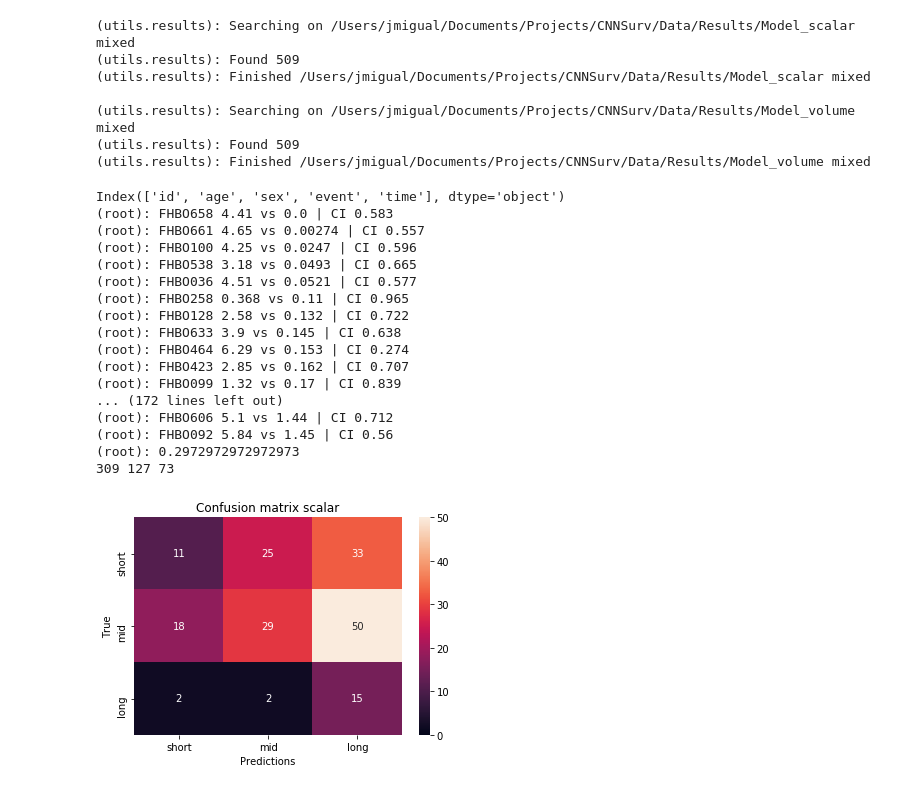
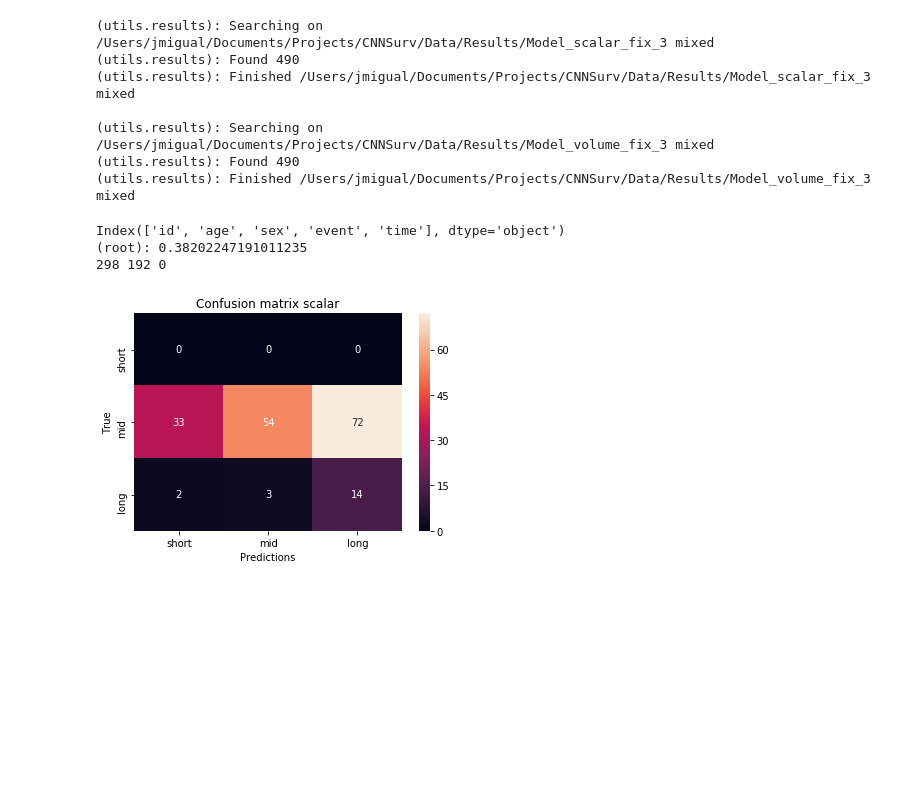
Before and after one commit to bhklab/DeepCINET, a Jupyter notebook: Jupyter/overall_survival.ipynb, the cells around one changed output. Saved outputs shown, nothing was run; the diff lists cells and outputs as text; code cells hidden in the pictures; blank space fills up the shorter version.

```diff
--- a/Jupyter/overall_survival.ipynb
+++ b/Jupyter/overall_survival.ipynb
@@ -25,22 +24,22 @@ Index(['Unnamed: 0', 'id', 'age', 'sex', 'event', 'time'], dtype='object')
 # %%
 
 results = {
-    'scalar': utils.all_results(DATA_RESULTS + "/Model_scalar", "mixed", elem_folds=True)[2],
-    'volume': utils.all_results(DATA_RESULTS + "/Model_volume", "mixed", elem_folds=True)[2],
+    'scalar': utils.all_results(DATA_RESULTS + "/Model_scalar_fix_3", "mixed", elem_folds=True)[2],
+    'volume': utils.all_results(DATA_RESULTS + "/Model_volume_fix_3", "mixed", elem_folds=True)[2],
 }
 # %% [output]
-(utils.results): Searching on /Users/jmigual/Documents/Projects/CNNSurv/Data/Results/Model_scalar mixed
-(utils.results): Found 509
-(utils.results): Finished /Users/jmigual/Documents/Projects/CNNSurv/Data/Results/Model_scalar mixed
+(utils.results): Searching on /Users/jmigual/Documents/Projects/CNNSurv/Data/Results/Model_scalar_fix_3 mixed
+(utils.results): Found 490
+(utils.results): Finished /Users/jmigual/Documents/Projects/CNNSurv/Data/Results/Model_scalar_fix_3 mixed
 
-(utils.results): Searching on /Users/jmigual/Documents/Projects/CNNSurv/Data/Results/Model_volume mixed
-(utils.results): Found 509
-(utils.results): Finished /Users/jmigual/Documents/Projects/CNNSurv/Data/Results/Model_volume mixed
+(utils.results): Searching on /Users/jmigual/Documents/Projects/CNNSurv/Data/Results/Model_volume_fix_3 mixed
+(utils.results): Found 490
+(utils.results): Finished /Users/jmigual/Documents/Projects/CNNSurv/Data/Results/Model_volume_fix_3 mixed
 # %%
 print(clinical_info.columns)
 
 LONG_THRESHOLD = 4
-MID_THRESHOLD = 1
+MID_THRESHOLD = 0
 
 long_survivors = set(clinical_info[clinical_info['time'] > LONG_THRESHOLD]['id'])
 short_survivors = set(clinical_info[clinical_info['time'] < MID_THRESHOLD]['id'])
@@ -138,11 +137,11 @@ def get_risk_predictions(preds):
     y_true = []
     y_pred = []
     for key, pred_df in preds.items():
-#         print(key)
+        # print(key)
         # print(pred_df.columns)
-
-#         if key != "FHBO042":
-#             continue
+        #
+        # if key != "FHBO042":
+        #     continue
 
         is_censored = not bool(clinical_info.loc[clinical_info['id'] == key, 'event'].iloc[0])
         if is_censored:
@@ -153,49 +152,35 @@ def get_risk_predictions(preds):
                 y_true.append(name)
                 break
         else:
             print("Error no set found")
 
         # Test long survivability
-        y_pred.append(get_individual_prediction_2(pred_df, key))
-        # y_pred.append(get_individual_prediction(pred_df, key))
+        # y_pred.append(get_individual_prediction_2(pred_df, key))
+        y_pred.append(get_individual_prediction(pred_df, key))
 #         break
     return y_true, y_pred
 
 
 def plot_risk_predictions(preds, name: str):
     y_true, y_pred = get_risk_predictions(preds)
     labels = ['short', 'mid', 'long']
     matrix: np.ndarray = confusion_matrix(y_true, y_pred, labels=labels)
     logger.info(matrix.diagonal().sum()/matrix.sum())
 
     print(len(long_survivors), len(mid_survivors), len(short_survivors))
 
     sns.heatmap(matrix, vmin=0, annot=True, xticklabels=labels, yticklabels=labels)
     plt.title(f"Confusion matrix {name}")
     plt.savefig(f"outputs/survival_{name}.png", dpi=300)
     plt.ylabel("True")
     plt.xlabel("Predictions")
     plt.show()
 
 
 plot_risk_predictions(results['scalar'], 'scalar')
 # plot_risk_predictions(results['volume'], 'volume')
 # %% [output]
 Index(['id', 'age', 'sex', 'event', 'time'], dtype='object')
-(root): FHBO658 4.41 vs 0.0 | CI 0.583
-(root): FHBO661 4.65 vs 0.00274 | CI 0.557
-(root): FHBO100 4.25 vs 0.0247 | CI 0.596
-(root): FHBO538 3.18 vs 0.0493 | CI 0.665
-(root): FHBO036 4.51 vs 0.0521 | CI 0.577
-(root): FHBO258 0.368 vs 0.11 | CI 0.965
-(root): FHBO128 2.58 vs 0.132 | CI 0.722
-(root): FHBO633 3.9 vs 0.145 | CI 0.638
-(root): FHBO464 6.29 vs 0.153 | CI 0.274
-(root): FHBO423 2.85 vs 0.162 | CI 0.707
-(root): FHBO099 1.32 vs 0.17 | CI 0.839
-... (172 lines left out)
-(root): FHBO606 5.1 vs 1.44 | CI 0.712
-(root): FHBO092 5.84 vs 1.45 | CI 0.56
-(root): 0.2972972972972973
-309 127 73
+(root): 0.38202247191011235
+298 192 0
-[figure, old version]
+[figure, new version]
```
Also changed, not shown: parts of 1 cell of this notebook, 2 other files.
